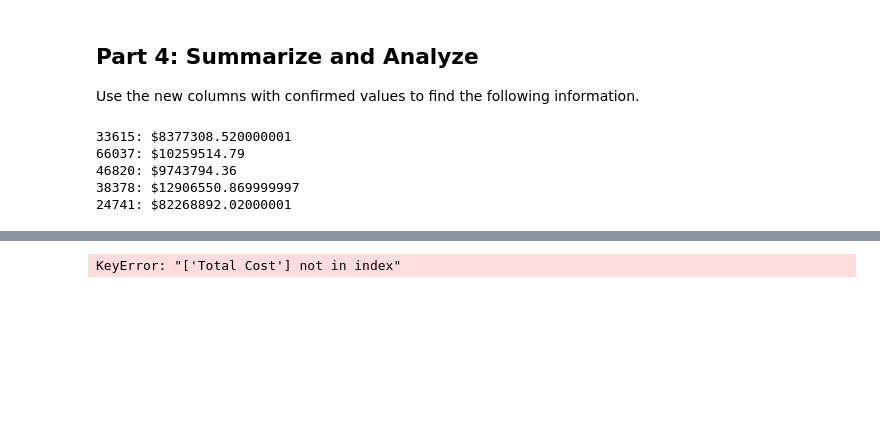
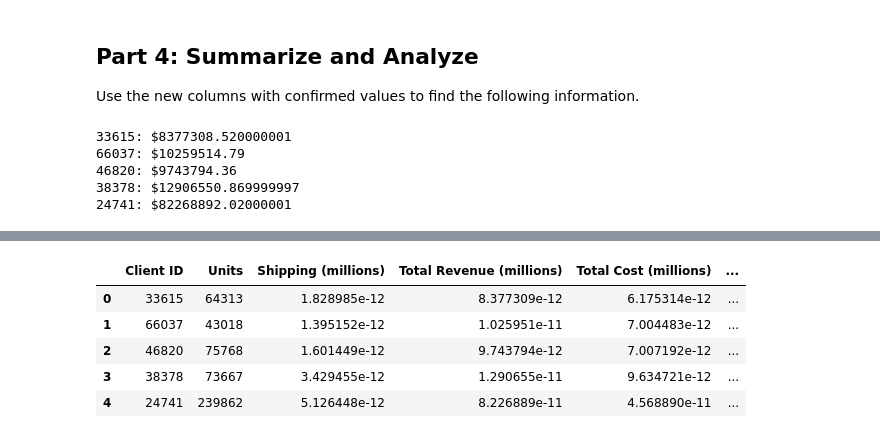
Before and after one commit to SeanRowan19/pandas-challenge-1, a Jupyter notebook: wholesale_data_analysis_starter_code.ipynb, the cells around one changed output, grey strips where cells are left out. Drawn from its saved outputs; the diff is of its cells as text; code cells hidden in the pictures; blank space fills up the shorter version.

```diff
--- a/wholesale_data_analysis_starter_code.ipynb
+++ b/wholesale_data_analysis_starter_code.ipynb
@@ -233,43 +234,43 @@ top5clients_summary_df
 # %%
 # Format the data and rename the columns to names suitable for presentation.
 
 top5clients_summary_df = top5clients_summary_df.rename(columns={
     "client_id": "Client ID",
     "qty": "Units",
     "shipping_price": "Shipping",
     "line_price": "Total Revenue",
     "line_cost": "Total Cost",
     "line_profit": "Total Profit"
 })
 
 top5clients_summary_df
 
 # Define the money columns.
 money_columns = ["Shipping", "Total Revenue", "Total Cost", "Total Profit"]
 
-# # # Define a function that converts a dollar amount to millions.
+# # # # Define a function that converts a dollar amount to millions.
 def currency_format_millions (amount):
     return amount / 1000000
 
+
+# # # # Apply the currency_format_millions function to only the money columns.
 top5clients_summary_df[money_columns] = top5clients_summary_df[money_columns].apply(currency_format_millions)
 
+# # # # Rename the columns to reflect the change in the money format.
+top5clients_summary_df = top5clients_summary_df.rename(columns={
+    "Shipping": "Shipping (millions)",
+    "Total Revenue": "Total Revenue (millions)",
+    "Total Cost": "Total Cost (millions)",
+    "Total Profit": "Total Profit (millions)"
+})
+
 top5clients_summary_df
-
-# # # Apply the currency_format_millions function to only the money columns.
-# money_columns_converted_df = df[money_columns].apply(currency_format_millions)
-
-# # # Rename the columns to reflect the change in the money format.
-# top5clients_summary_df = top5clients_summary_df.rename(columns={
-#     "client_id": "Client ID",
-#     "qty": "Units",
-#     "shipping_price": "Shipping (millions)",
-#     "line_price": "Total Revenue (millions)",
-#     "line_cost": "Total Cost (millions)",
-#     "line_profit": "Total Profit (millions)"
-# })
-
-# top5clients_summary_df
 # %% [output]
-KeyError: "['Total Cost'] not in index"
+|  | Client ID | Units | Shipping (millions) | Total Revenue (millions) | Total Cost (millions) | ... |
+| 0 | 33615 | 64313 | 1.828985e-12 | 8.377309e-12 | 6.175314e-12 | ... |
+| 1 | 66037 | 43018 | 1.395152e-12 | 1.025951e-11 | 7.004483e-12 | ... |
+| 2 | 46820 | 75768 | 1.601449e-12 | 9.743794e-12 | 7.007192e-12 | ... |
+| 3 | 38378 | 73667 | 3.429455e-12 | 1.290655e-11 | 9.634721e-12 | ... |
+| 4 | 24741 | 239862 | 5.126448e-12 | 8.226889e-11 | 4.568890e-11 | ... |
 # %%
 # Sort the updated data by "Total Profit (millions)" form highest to lowest and assign the sort to a new DatFrame.
```
Also changed, not shown: parts of 2 cells of this notebook.
